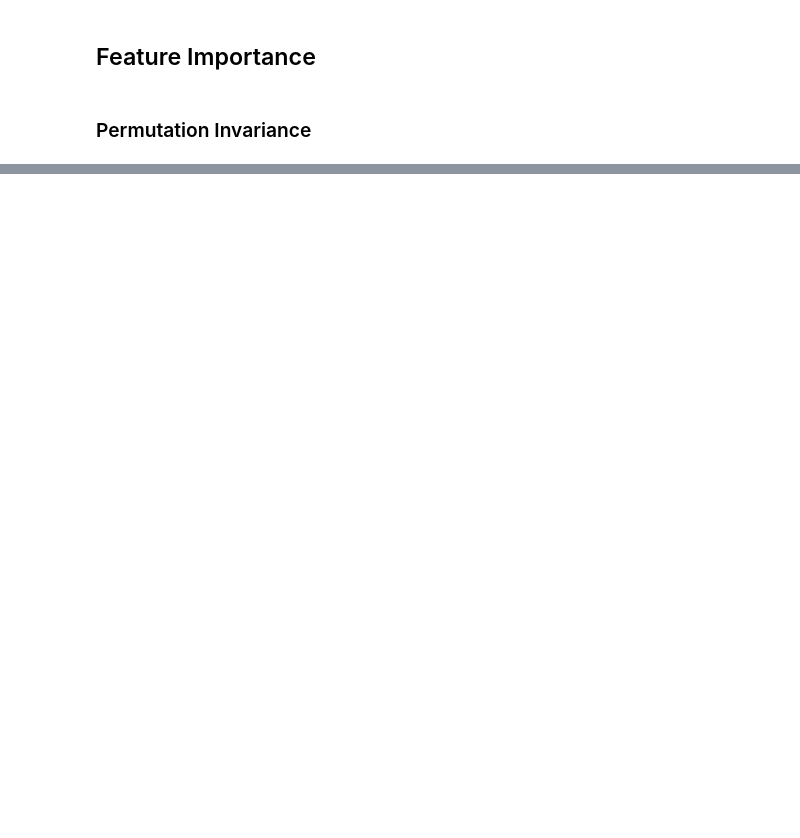
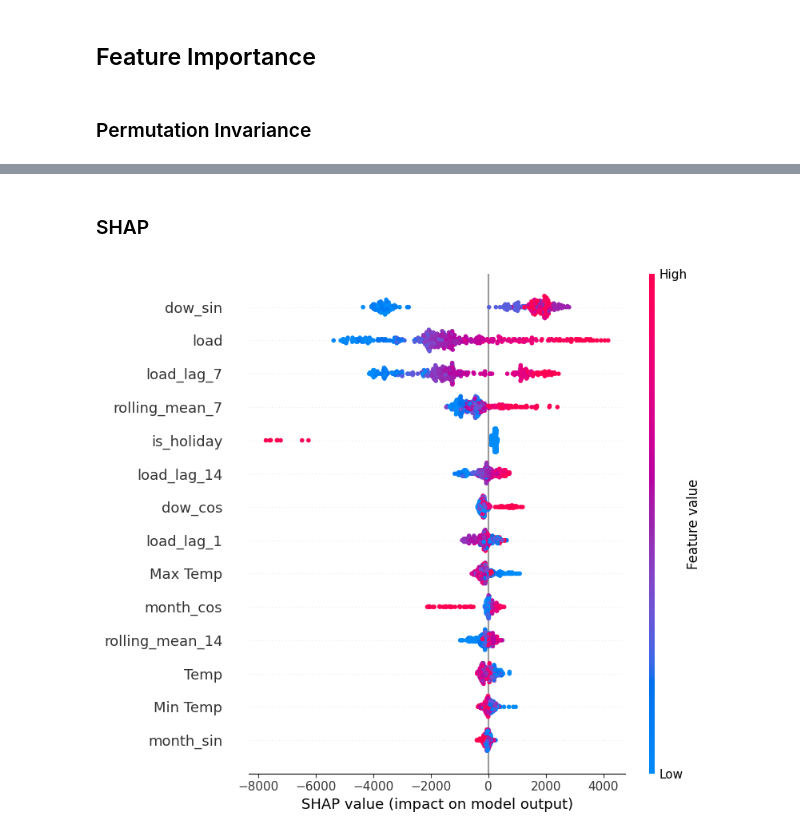
Before and after one commit to JulezKlein/time-series-energy-prediction, a Jupyter notebook: training_ML_models.ipynb, the cells around one changed output, grey strips where cells are left out. Cells and saved outputs as stored; diff of their text form; code cells hidden in the pictures; blank space fills up the shorter version.

```diff
--- a/training_ML_models.ipynb
+++ b/training_ML_models.ipynb
@@ -151,0 +187,9 @@ ax.figure.tight_layout()
+# %% [markdown]
+### SHAP
+# %%
+import shap
+explainer = shap.Explainer(xgb_regressor)
+shap_values = explainer(X_test_scaled_df)
+shap.summary_plot(shap_values, X_test_scaled_df)
+# %% [output]
+[figure, added]
```
Also changed, not shown: parts of 8 cells of this notebook, 6 other files.
